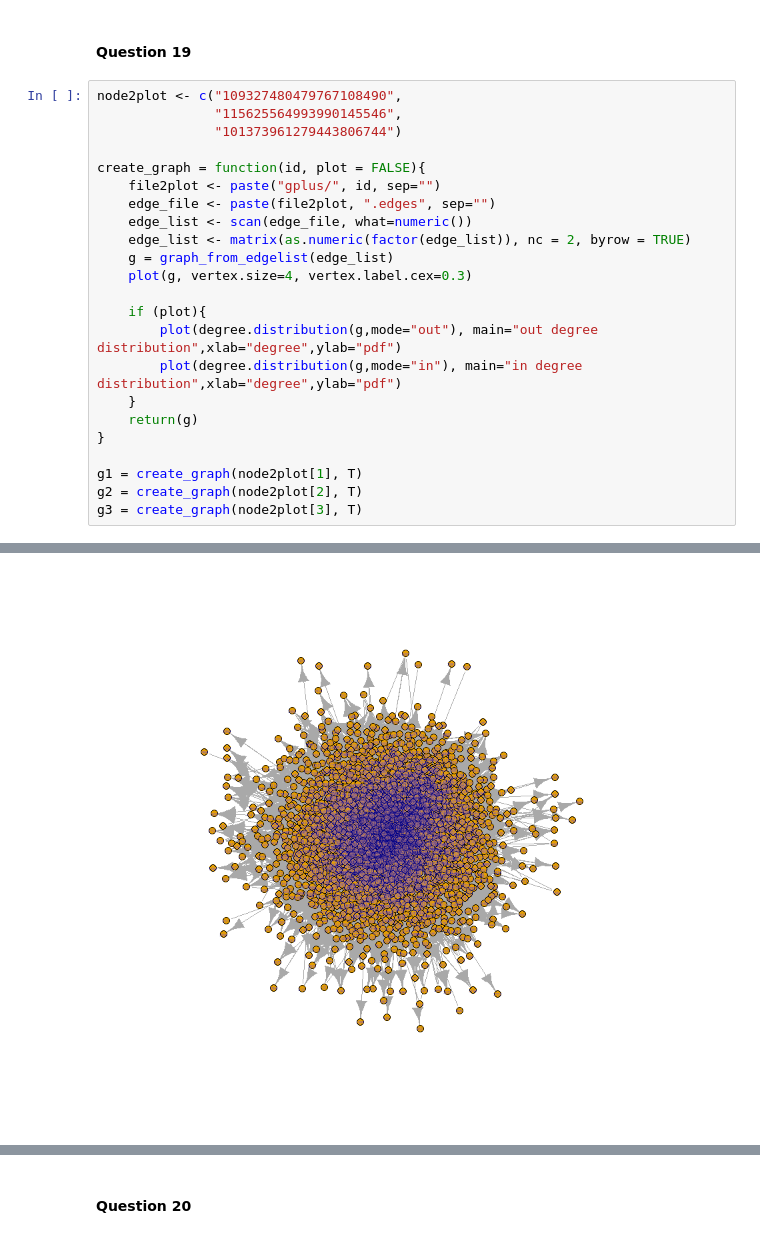
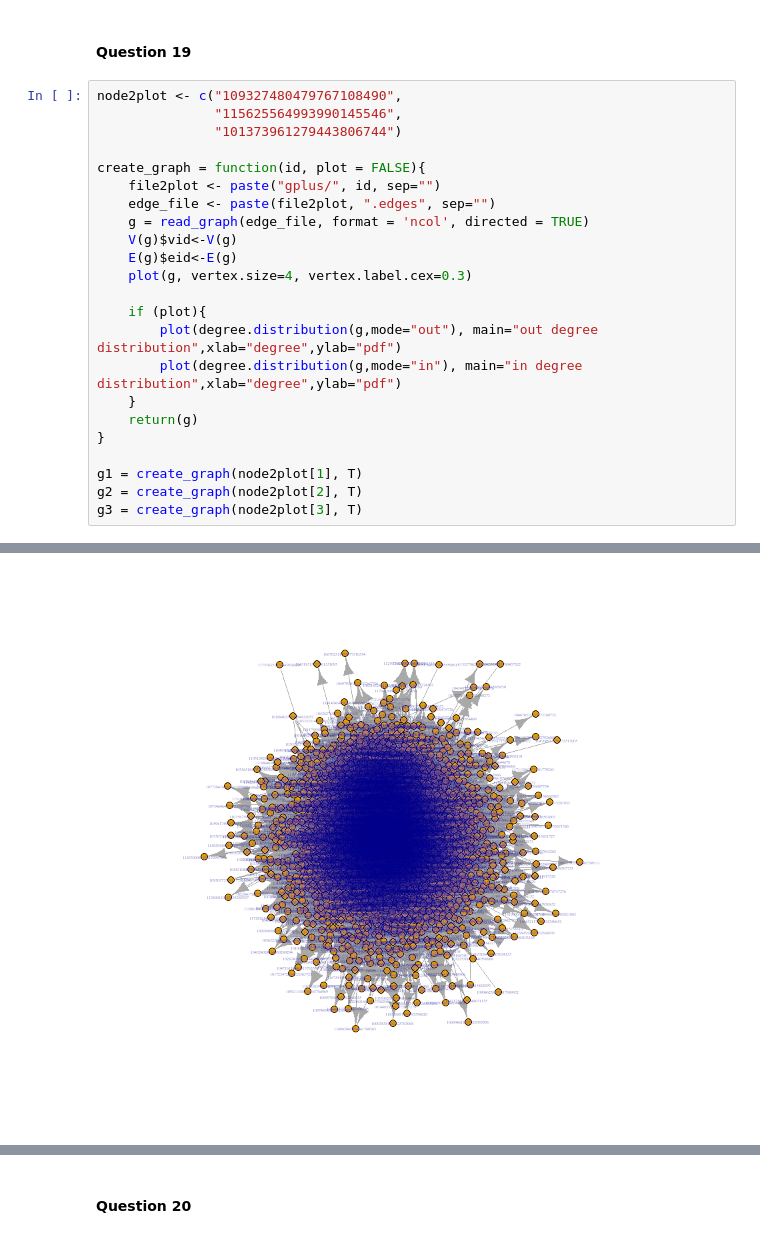
Before and after one commit to popo0293/232-P2, a Jupyter notebook: Part2.ipynb, the cells around one changed output, grey strips where cells are left out. Cells and saved outputs as stored; diff of their text form.

```diff
--- a/Part2.ipynb
+++ b/Part2.ipynb
@@ -18,9 +30,9 @@ node2plot <- c("109327480479767108490",
 create_graph = function(id, plot = FALSE){
     file2plot <- paste("gplus/", id, sep="")
     edge_file <- paste(file2plot, ".edges", sep="")
-    edge_list <- scan(edge_file, what=numeric())
-    edge_list <- matrix(as.numeric(factor(edge_list)), nc = 2, byrow = TRUE)
-    g = graph_from_edgelist(edge_list)
+    g = read_graph(edge_file, format = 'ncol', directed = TRUE)
+    V(g)$vid<-V(g)
+    E(g)$eid<-E(g)
     plot(g, vertex.size=4, vertex.label.cex=0.3)
 
     if (plot){
@@ -41,6 +53,6 @@ g3 = create_graph(node2plot[3], T)
 [figure]
 [figure]
-[figure, old version]
+[figure, new version]
 [figure]
 [figure]
 # %% [markdown]
```
Also changed, not shown: parts of 9 cells of this notebook.
